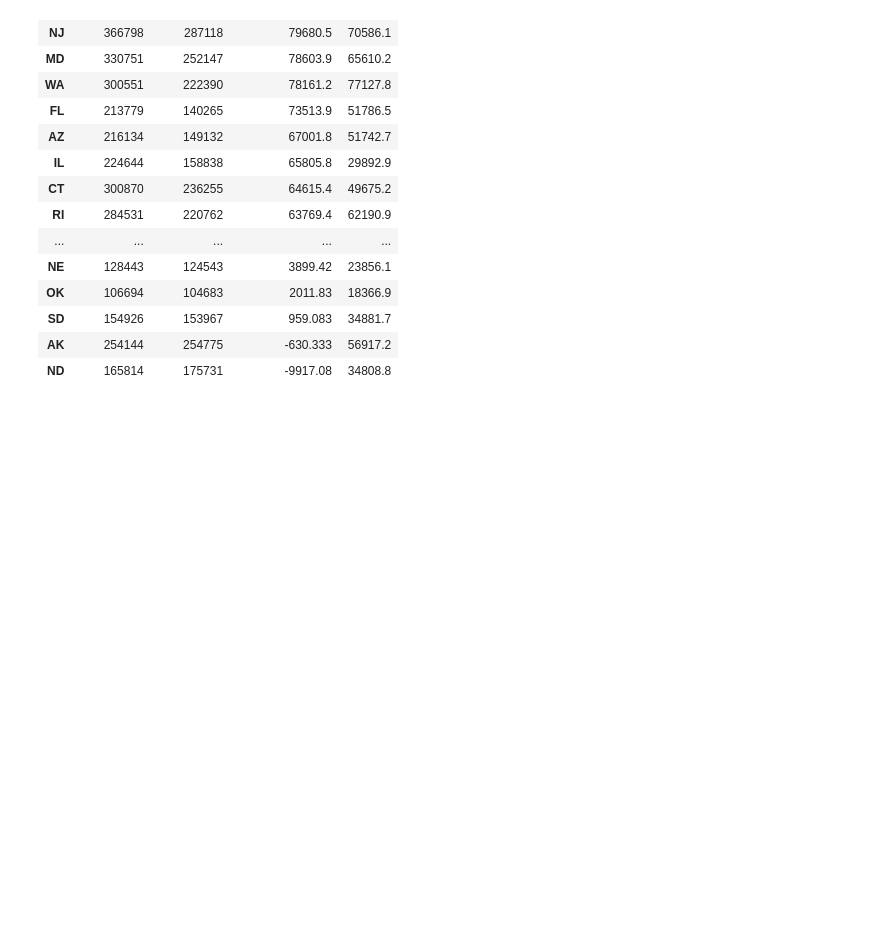
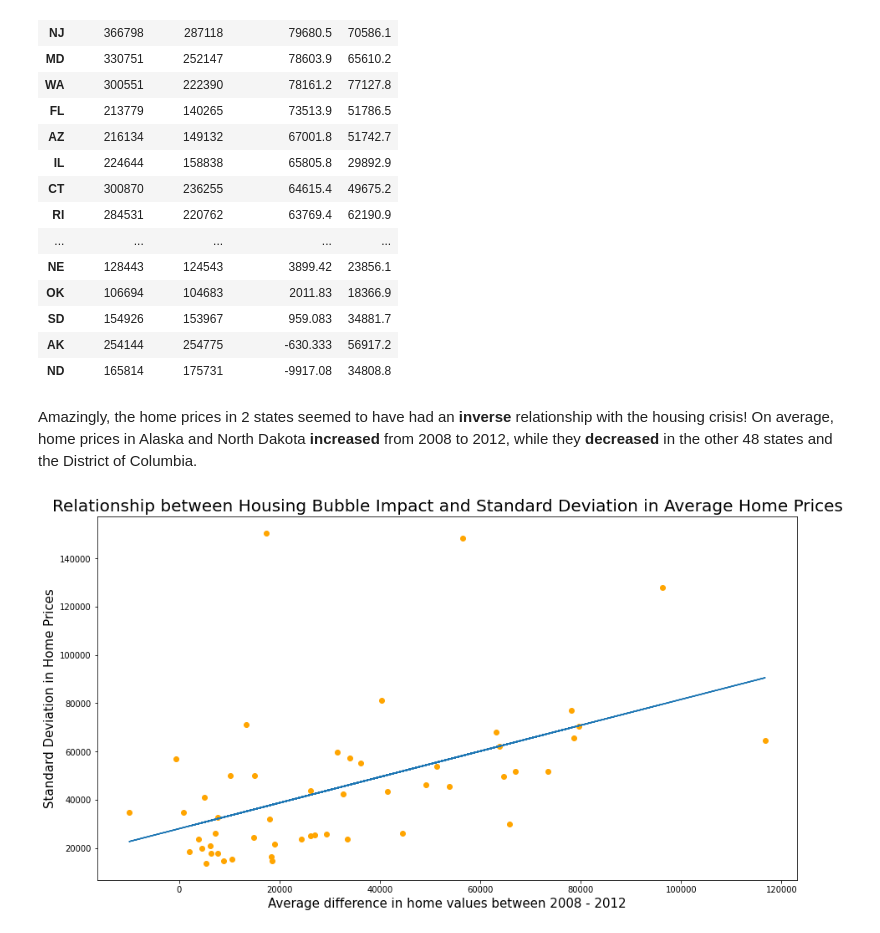
Before and after one commit to mike-laccavole/residential-real-estate, a Jupyter notebook: notebooks/Untitled.ipynb, the cells around one changed output. Cells and saved outputs as stored; diff of their text form; code cells hidden in the pictures; blank space fills up the shorter version.

Commit message:
Examinatin of housing bubble impact on home value variability

```diff
--- a/notebooks/Untitled.ipynb
+++ b/notebooks/Untitled.ipynb
@@ -375,3 +382,27 @@ fin_crisis.sort_values(by = ['08-12_difference'], ascending = False)
 | SD | 154926 | 153967 | 959.083 | 34881.7 |
 | AK | 254144 | 254775 | -630.333 | 56917.2 |
 | ND | 165814 | 175731 | -9917.08 | 34808.8 |
+# %% [markdown]
+Amazingly, the home prices in 2 states seemed to have had an **inverse** relationship with the housing crisis! On average, home prices in Alaska and North Dakota **increased** from 2008 to 2012, while they **decreased** in the other 48 states and the District of Columbia.
+# %%
+# Create large plot size
+plt.figure(figsize = (15, 8))
+
+# Create scatter plot, color the data orange
+plt.scatter(fin_crisis['08-12_difference'], fin_crisis['std_dev'], color = 'orange')
+
+# Label the X and Y axes
+plt.xlabel('Average difference in home values between 2008 - 2012', size = 15)
+plt.ylabel('Standard Deviation in Home Prices', size = 15)
+
+# Title the plot
+plt.title('Relationship between Housing Bubble Impact and Standard Deviation in Average Home Prices',
+          size = 20);
+
+# Create a line of best fit
+x = np.array(fin_crisis['08-12_difference'].astype(float)) # these columns were somehow converted to objects
+y = np.array(fin_crisis['std_dev'].astype(float)) # these columns were somehow converted to objects
+m, b = np.polyfit(x, y, 1)
+plt.plot(x, m*x + b);
+# %% [output]
+[figure, added]
```
Also changed, not shown: parts of 3 cells of this notebook.
